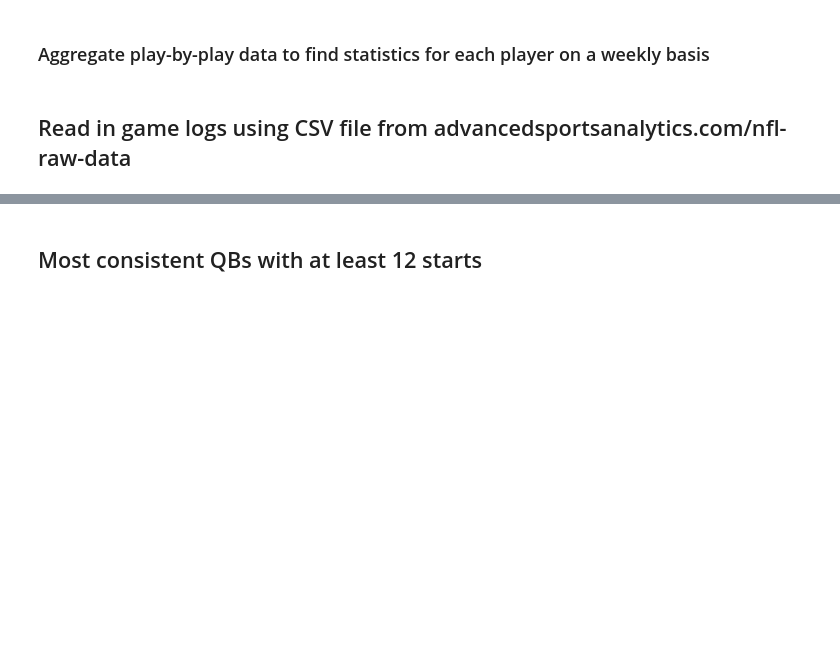
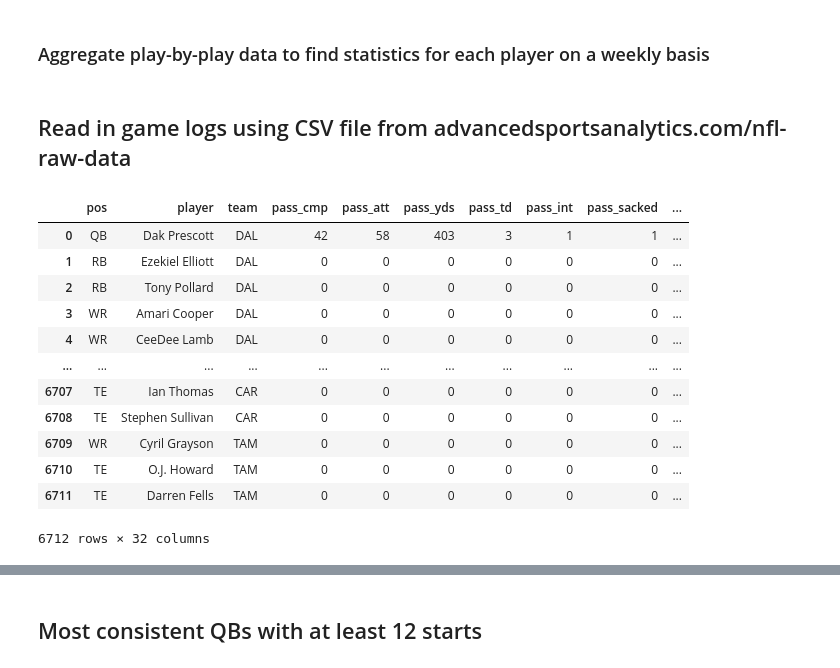
Before and after one commit to JSMitchem/fantasy_football_analysis, a Jupyter notebook: notebooks/capstone.ipynb, the cells around one changed output, grey strips where cells are left out. Cells and saved outputs as stored; diff of their text form; code cells hidden in the pictures; blank space fills up the shorter version.

```diff
--- a/notebooks/capstone.ipynb
+++ b/notebooks/capstone.ipynb
@@ -188,6 +161,22 @@ games = games.drop(columns = ['game_id', 'rush_scrambles', 'designed_rush_att',
                              'rush_yds_before_contact', 'rush_yac', 'rec_air_yds', 'rec_yac', 'rec_drops', 'offense', 'off_pct', 'vis_team',
                              'player_id', 'home_team', 'OT', 'Temperature', 'Humidity', 'Wind_Speed', 'Vegas_Line', 'Vegas_Favorite',
                               'Over_Under'])
+# %%
+games
+# %% [output]
+|  | pos | player | team | pass_cmp | pass_att | pass_yds | pass_td | pass_int | pass_sacked | ... |
+| 0 | QB | Dak Prescott | DAL | 42 | 58 | 403 | 3 | 1 | 1 | ... |
+| 1 | RB | Ezekiel Elliott | DAL | 0 | 0 | 0 | 0 | 0 | 0 | ... |
+| 2 | RB | Tony Pollard | DAL | 0 | 0 | 0 | 0 | 0 | 0 | ... |
+| 3 | WR | Amari Cooper | DAL | 0 | 0 | 0 | 0 | 0 | 0 | ... |
+| 4 | WR | CeeDee Lamb | DAL | 0 | 0 | 0 | 0 | 0 | 0 | ... |
+| ... | ... | ... | ... | ... | ... | ... | ... | ... | ... | ... |
+| 6707 | TE | Ian Thomas | CAR | 0 | 0 | 0 | 0 | 0 | 0 | ... |
+| 6708 | TE | Stephen Sullivan | CAR | 0 | 0 | 0 | 0 | 0 | 0 | ... |
+| 6709 | WR | Cyril Grayson | TAM | 0 | 0 | 0 | 0 | 0 | 0 | ... |
+| 6710 | TE | O.J. Howard | TAM | 0 | 0 | 0 | 0 | 0 | 0 | ... |
+| 6711 | TE | Darren Fells | TAM | 0 | 0 | 0 | 0 | 0 | 0 | ... |
+6712 rows × 32 columns
 # %%
 games['week'] = ''
 # %%
```
Also changed, not shown: parts of 19 cells of this notebook, 6 other files.
